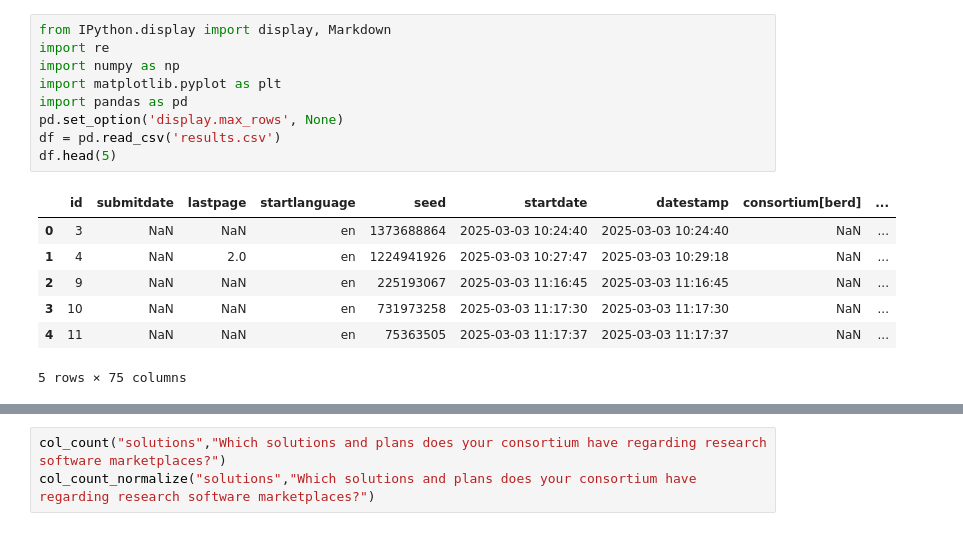
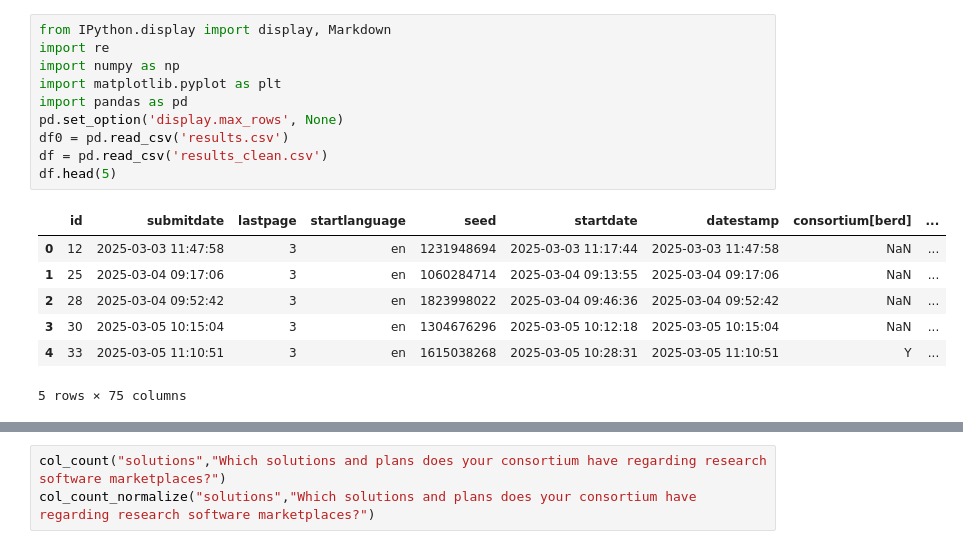
Before and after one commit to KonradHoeffner/softwaresurvey, a Jupyter notebook: results.ipynb, the cells around one changed output, grey strips where cells are left out. Drawn from its saved outputs; the diff is of its cells as text.

```diff
--- a/results.ipynb
+++ b/results.ipynb
@@ -1,18 +1,19 @@
 # %%
 from IPython.display import display, Markdown
 import re
 import numpy as np
 import matplotlib.pyplot as plt
 import pandas as pd
 pd.set_option('display.max_rows', None)
-df = pd.read_csv('results.csv')
+df0 = pd.read_csv('results.csv')
+df = pd.read_csv('results_clean.csv')
 df.head(5)
 # %% [output]
 |  | id | submitdate | lastpage | startlanguage | seed | startdate | datestamp | consortium[berd] | ... |
-| 0 | 3 | NaN | NaN | en | 1373688864 | 2025-03-03 10:24:40 | 2025-03-03 10:24:40 | NaN | ... |
-| 1 | 4 | NaN | 2.0 | en | 1224941926 | 2025-03-03 10:27:47 | 2025-03-03 10:29:18 | NaN | ... |
-| 2 | 9 | NaN | NaN | en | 225193067 | 2025-03-03 11:16:45 | 2025-03-03 11:16:45 | NaN | ... |
-| 3 | 10 | NaN | NaN | en | 731973258 | 2025-03-03 11:17:30 | 2025-03-03 11:17:30 | NaN | ... |
-| 4 | 11 | NaN | NaN | en | 75363505 | 2025-03-03 11:17:37 | 2025-03-03 11:17:37 | NaN | ... |
+| 0 | 12 | 2025-03-03 11:47:58 | 3 | en | 1231948694 | 2025-03-03 11:17:44 | 2025-03-03 11:47:58 | NaN | ... |
+| 1 | 25 | 2025-03-04 09:17:06 | 3 | en | 1060284714 | 2025-03-04 09:13:55 | 2025-03-04 09:17:06 | NaN | ... |
+| 2 | 28 | 2025-03-04 09:52:42 | 3 | en | 1823998022 | 2025-03-04 09:46:36 | 2025-03-04 09:52:42 | NaN | ... |
+| 3 | 30 | 2025-03-05 10:15:04 | 3 | en | 1304676296 | 2025-03-05 10:12:18 | 2025-03-05 10:15:04 | NaN | ... |
+| 4 | 33 | 2025-03-05 11:10:51 | 3 | en | 1615038268 | 2025-03-05 10:28:31 | 2025-03-05 11:10:51 | Y | ... |
 5 rows × 75 columns
 # %%
```
Also changed, not shown: parts of 3 cells of this notebook, 1 other file.
